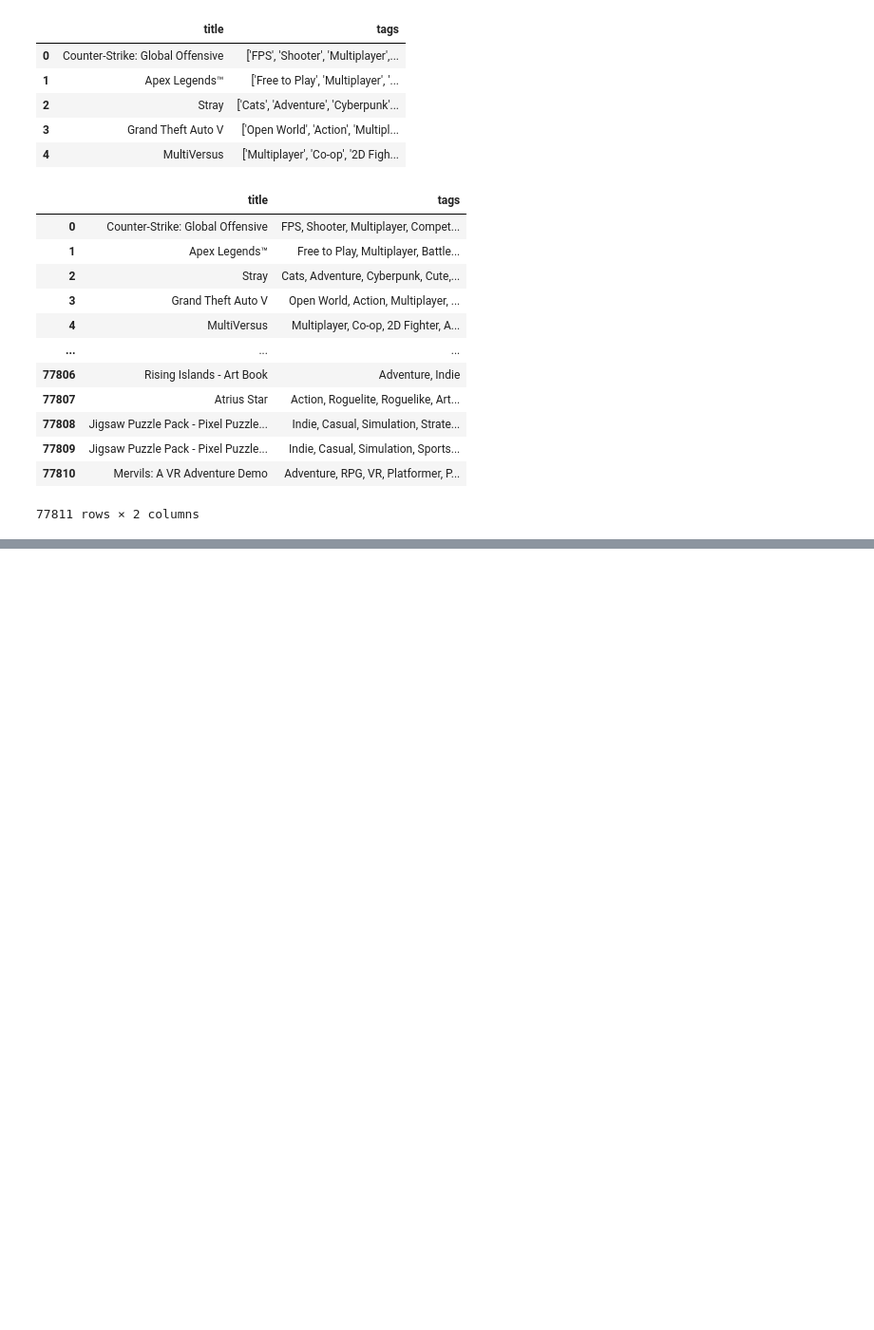
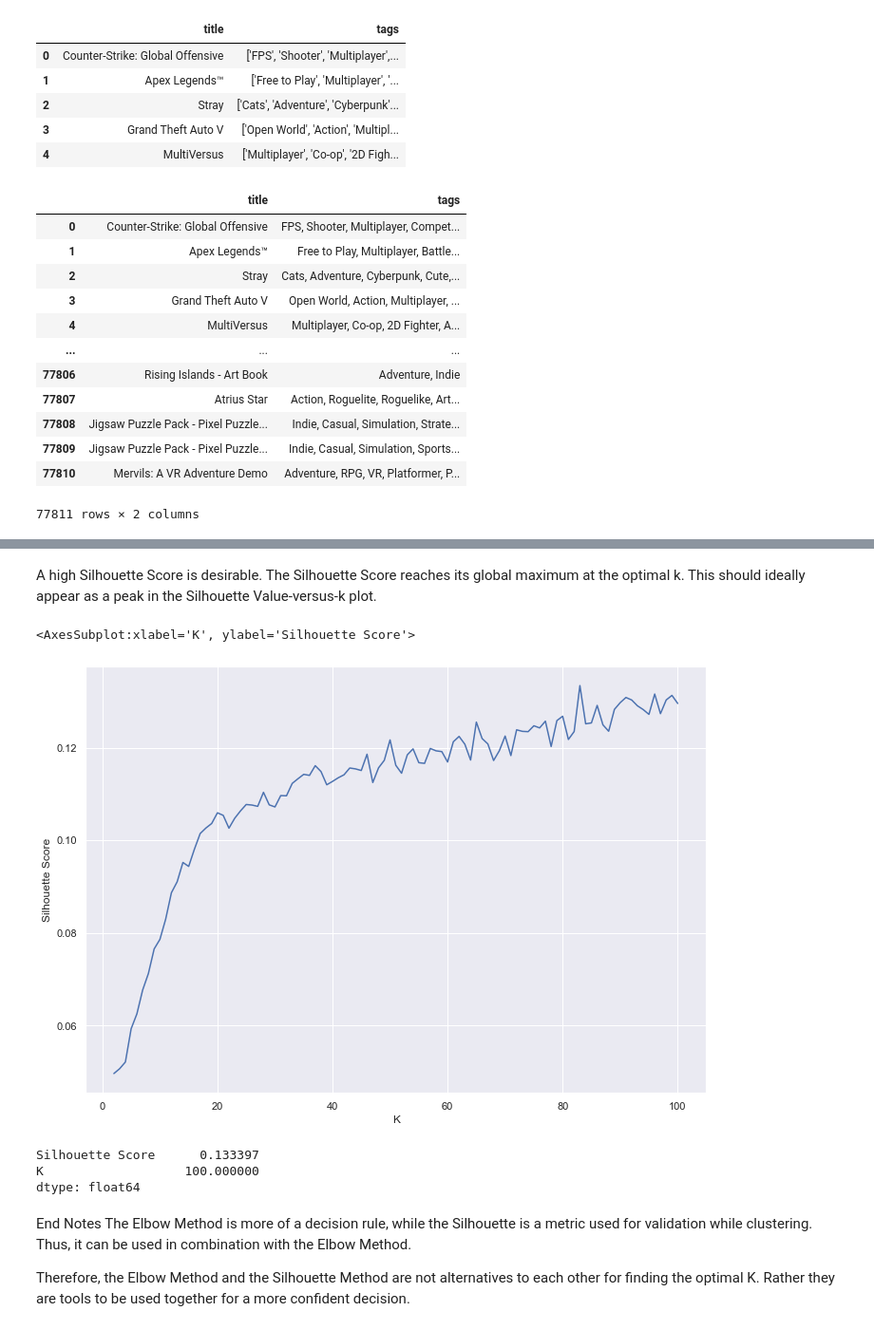
Before and after one commit to MatthewRip/DataSciencePortfolio, a Jupyter notebook: steam_game_recommender/testing kmeans clustering.ipynb, the cells around one changed output, grey strips where cells are left out. Shown at 95% size. Cells and saved outputs as stored; diff of their text form; code cells hidden in the pictures; blank space fills up the shorter version.

```diff
--- a/steam_game_recommender/testing kmeans clustering.ipynb
+++ b/steam_game_recommender/testing kmeans clustering.ipynb
@@ -183,0 +240,31 @@ from sklearn.cluster import KMeans
+# %%
+from sklearn.metrics import silhouette_score
+
+sil = []
+kmax = 100
+
+# dissimilarity would not be defined for a single cluster, thus, minimum number of clusters should be 2
+for k in range(2, kmax+1):
+    kmeans = KMeans(n_clusters=k).fit(X)
+    labels = kmeans.labels_
+    sil.append((silhouette_score(X, labels, metric='euclidean'), k))
+
+ss = pd.DataFrame(sil, columns=['Silhouette Score', 'K'])
+# %% [markdown]
+A high Silhouette Score is desirable. The Silhouette Score reaches its global maximum at the optimal k. This should ideally appear as a peak in the Silhouette Value-versus-k plot.
+# %%
+sns.lineplot(data=ss, x='K',y='Silhouette Score')
+# %% [output]
+<AxesSubplot:xlabel='K', ylabel='Silhouette Score'>
+[figure, added]
+# %%
+ss.max()
+# %% [output]
+Silhouette Score      0.133397
+K                   100.000000
+dtype: float64
+# %% [markdown]
+End Notes
+The Elbow Method is more of a decision rule, while the Silhouette is a metric used for validation while clustering. Thus, it can be used in combination with the Elbow Method.
+
+Therefore, the Elbow Method and the Silhouette Method are not alternatives to each other for finding the optimal K. Rather they are tools to be used together for a more confident decision.
```
Also changed, not shown: parts of 36 cells of this notebook.
